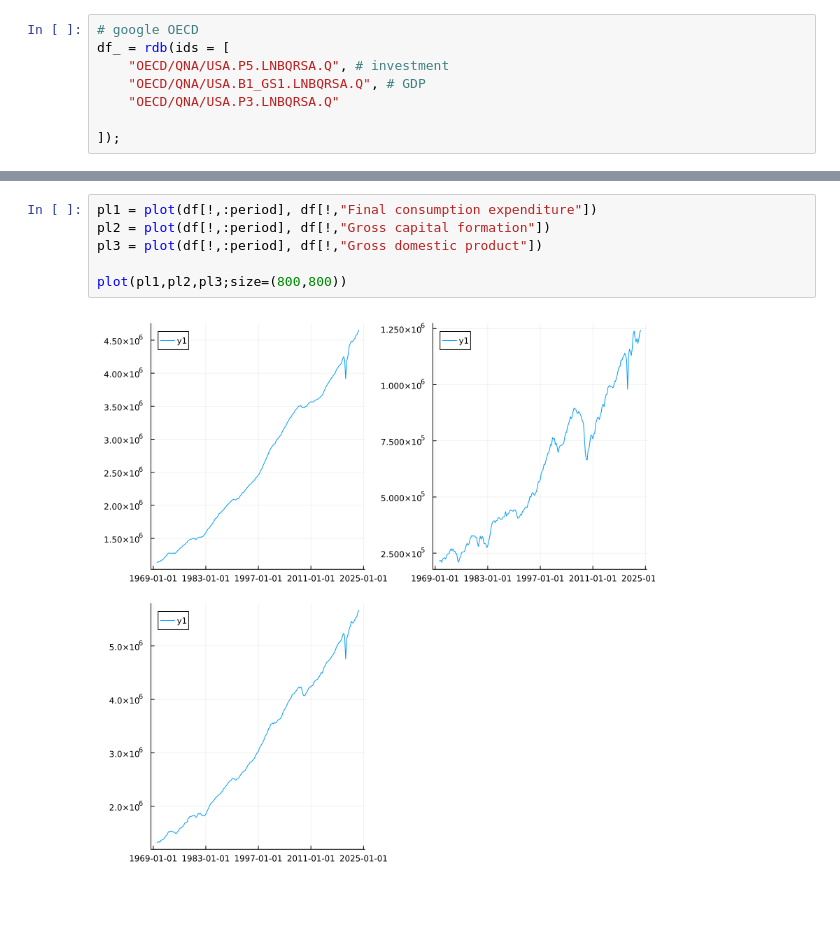
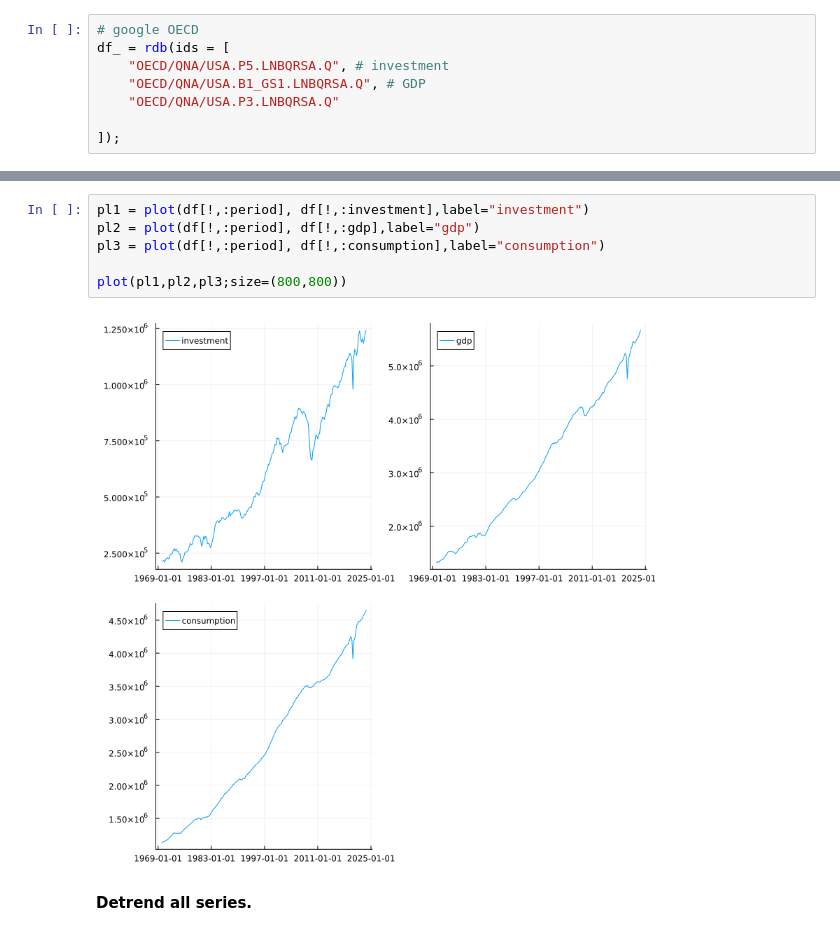
Before and after one commit to albop/ae2e6, a Jupyter notebook: tutorials/session_2/index.ipynb, the cells around one changed output, grey strips where cells are left out. Cells and saved outputs as stored; diff of their text form; blank space fills up the shorter version.

```diff
--- a/tutorials/session_2/index.ipynb
+++ b/tutorials/session_2/index.ipynb
@@ -139,9 +169,11 @@ using Plots
 # %%
-pl1 = plot(df[!,:period], df[!,"Final consumption expenditure"])
-pl2 = plot(df[!,:period], df[!,"Gross capital formation"])
-pl3 = plot(df[!,:period], df[!,"Gross domestic product"])
+pl1 = plot(df[!,:period], df[!,:investment],label="investment")
+pl2 = plot(df[!,:period], df[!,:gdp],label="gdp")
+pl3 = plot(df[!,:period], df[!,:consumption],label="consumption")
 
 plot(pl1,pl2,pl3;size=(800,800))
 # %% [output]
-[figure, old version]
+[figure, new version]
+# %% [markdown]
+__Detrend all series.__
 # %%
```
Also changed, not shown: parts of 47 cells of this notebook, 10 other files.
